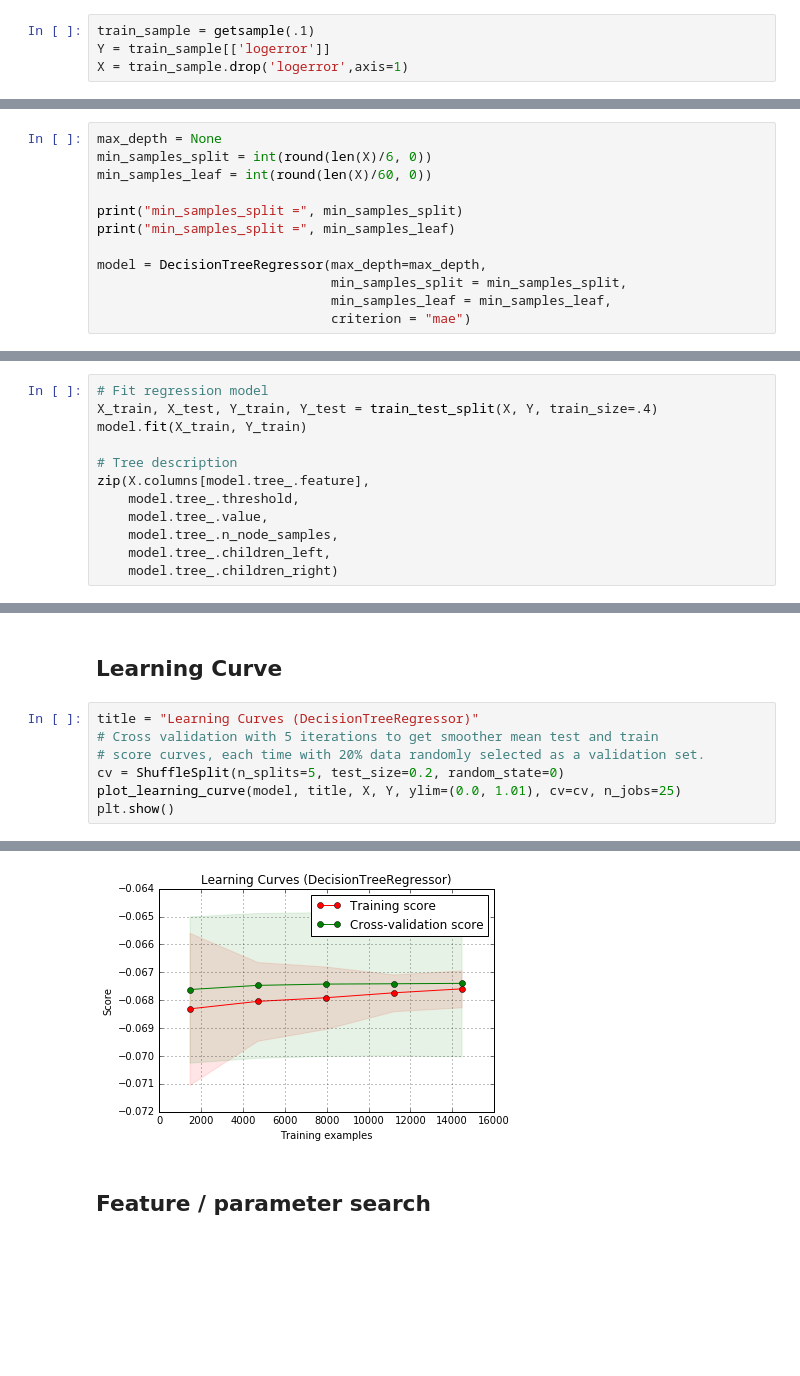
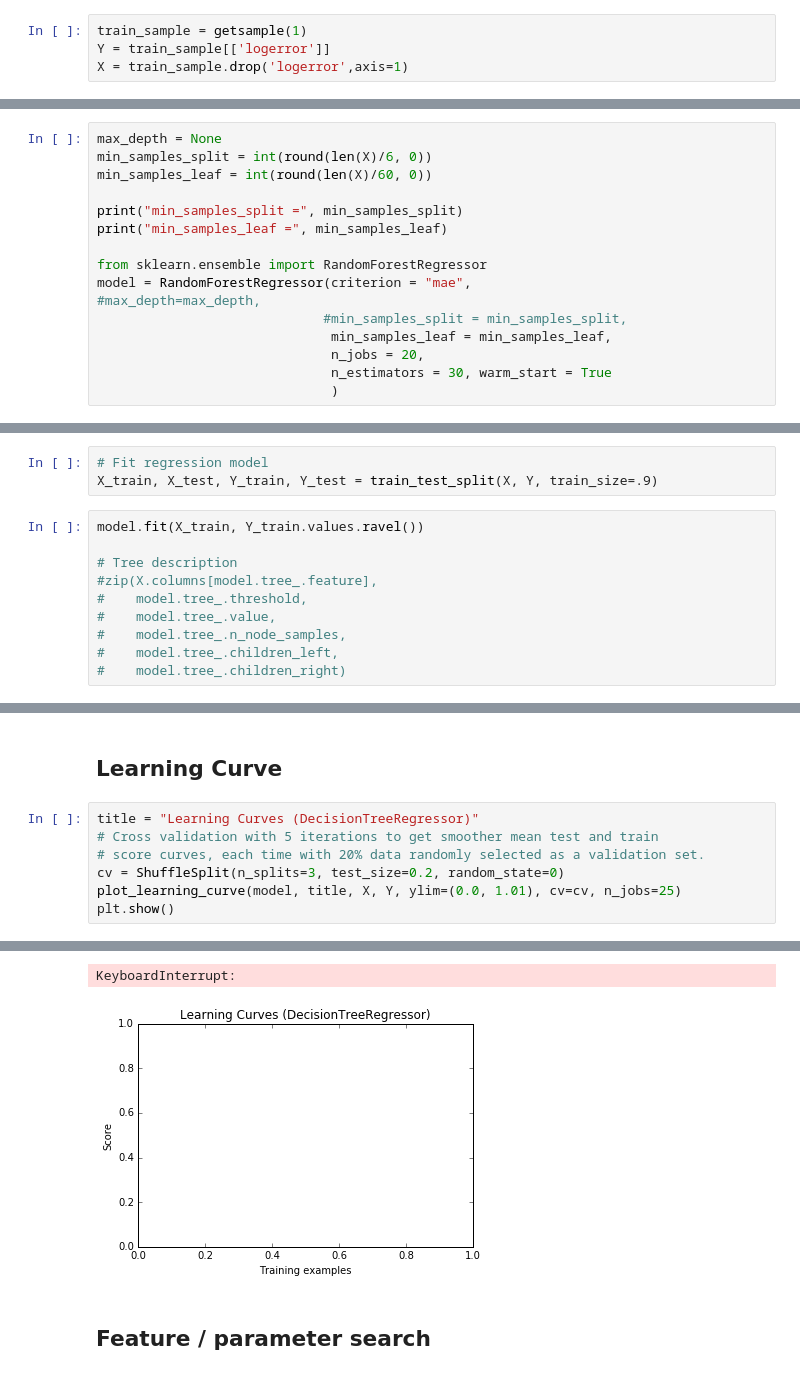
Before and after one commit to jdl359/Zillow, a Jupyter notebook: zillow_notebook.ipynb, the cells around one changed output, grey strips where cells are left out. Drawn from its saved outputs; the diff is of its cells as text; blank space fills up the shorter version.

```diff
--- a/zillow_notebook.ipynb
+++ b/zillow_notebook.ipynb
@@ -639,7 +732,7 @@ Index([u'logerror', u'bathroomcnt', u'buildingqualitytypeid',
 def getsample(pcnt):
     return train_filtered.sample(frac=pcnt)
 # %%
-train_sample = getsample(.1)
+train_sample = getsample(1)
 Y = train_sample[['logerror']]
 X = train_sample.drop('logerror',axis=1)
 # %% [markdown]
@@ -650,10 +743,14 @@ min_samples_split = int(round(len(X)/6, 0))
 min_samples_leaf = int(round(len(X)/60, 0))
 
 print("min_samples_split =", min_samples_split)
-print("min_samples_split =", min_samples_leaf)
+print("min_samples_leaf =", min_samples_leaf)
 
-model = DecisionTreeRegressor(max_depth=max_depth,
-                              min_samples_split = min_samples_split,
+from sklearn.ensemble import RandomForestRegressor
+model = RandomForestRegressor(criterion = "mae",
+#max_depth=max_depth,
+                             #min_samples_split = min_samples_split,
                               min_samples_leaf = min_samples_leaf,
-                              criterion = "mae")
+                              n_jobs = 20,
+                              n_estimators = 30, warm_start = True
+                              )
 # %% [output]
@@ -678,13 +768,14 @@ print(scores, scores.mean())
+# %%
+# Fit regression model
+X_train, X_test, Y_train, Y_test = train_test_split(X, Y, train_size=.9)
 # %%
-# Fit regression model
-X_train, X_test, Y_train, Y_test = train_test_split(X, Y, train_size=.4)
-model.fit(X_train, Y_train)
+model.fit(X_train, Y_train.values.ravel())
 
 # Tree description
-zip(X.columns[model.tree_.feature],
-    model.tree_.threshold,
-    model.tree_.value,
-    model.tree_.n_node_samples,
-    model.tree_.children_left,
-    model.tree_.children_right)
+#zip(X.columns[model.tree_.feature],
+#    model.tree_.threshold,
+#    model.tree_.value,
+#    model.tree_.n_node_samples,
+#    model.tree_.children_left,
+#    model.tree_.children_right)
 # %% [output]
@@ -728,7 +842,7 @@ print("MAE: ",metrics.mean_absolute_error(Y_test['logerror'], Y_predict))
 title = "Learning Curves (DecisionTreeRegressor)"
 # Cross validation with 5 iterations to get smoother mean test and train
 # score curves, each time with 20% data randomly selected as a validation set.
-cv = ShuffleSplit(n_splits=5, test_size=0.2, random_state=0)
+cv = ShuffleSplit(n_splits=3, test_size=0.2, random_state=0)
 plot_learning_curve(model, title, X, Y, ylim=(0.0, 1.01), cv=cv, n_jobs=25)
 plt.show()
 # %% [output]
@@ -735,3 +866,4 @@ plt.show()
+KeyboardInterrupt:
-[figure, old version]
+[figure, new version]
 # %% [markdown]
 ##  Feature / parameter search
```
Also changed, not shown: parts of 61 cells of this notebook.
